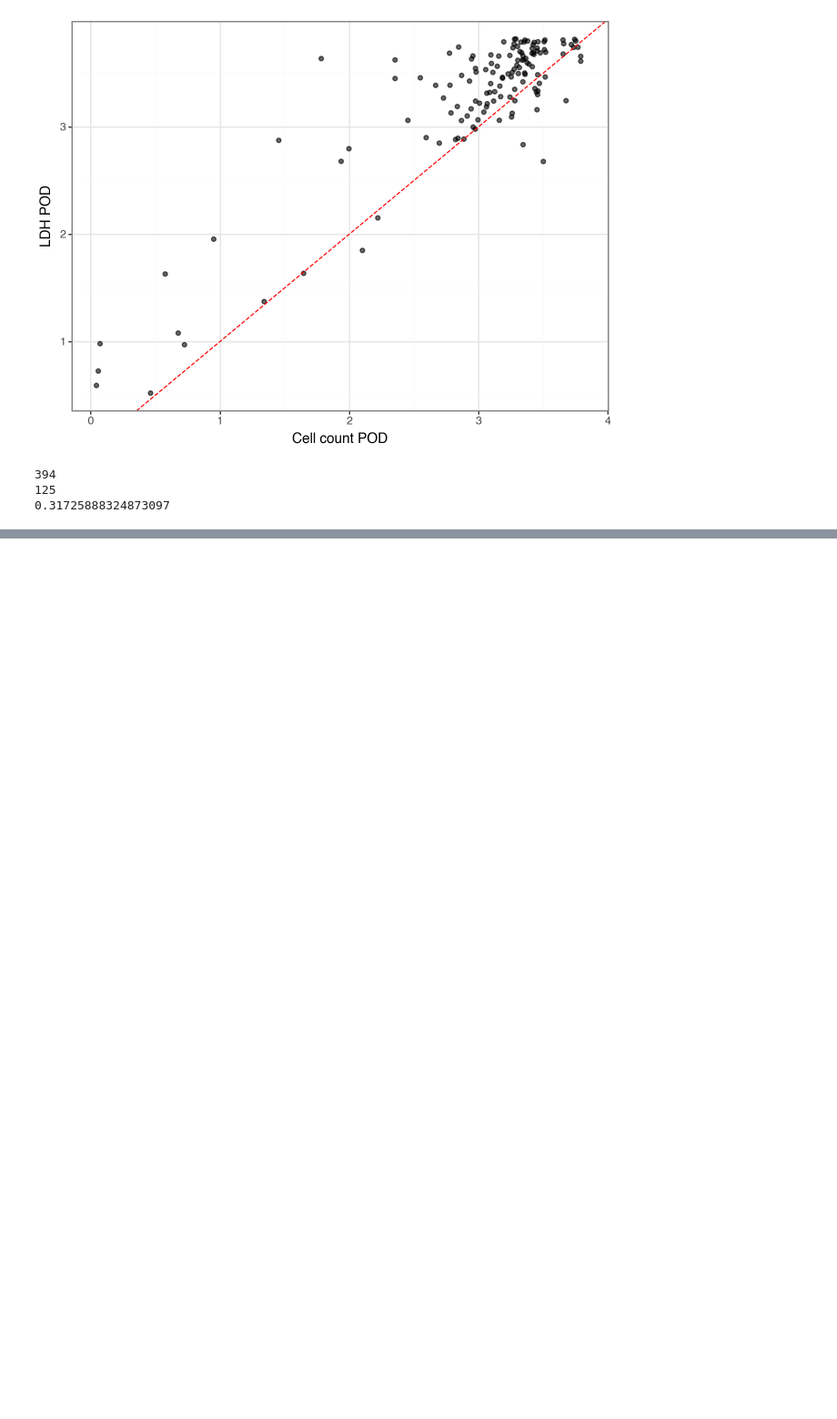
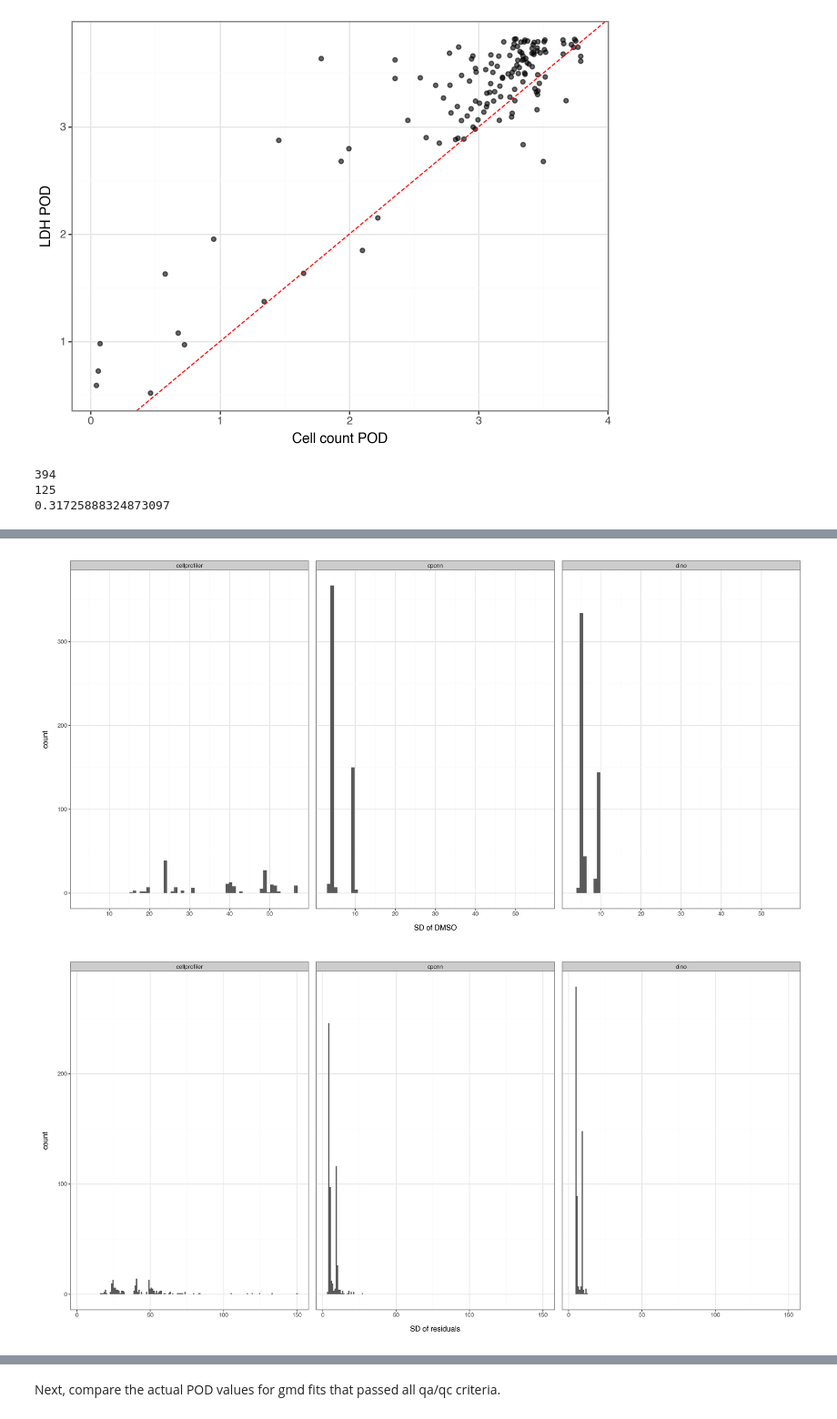
Before and after one commit to jessica-ewald/2024_09_09_Axiom_OASIS, a Jupyter notebook: 2_downstream_analysis/compare_pods.ipynb, the cells around one changed output, grey strips where cells are left out. Shown at 91% size. Saved outputs shown, nothing was run; the diff lists cells and outputs as text; code cells hidden in the pictures; blank space fills up the shorter version.

```diff
--- a/2_downstream_analysis/compare_pods.ipynb
+++ b/2_downstream_analysis/compare_pods.ipynb
@@ -199,0 +287,45 @@ print(mtt_lower/total)
+# %%
+all_gmd_filt = all_gmd.filter(
+    (pl.col("SDres") < (pl.col("SDres_thresh")))
+)
+
+from plotnine import ggplot, aes, geom_histogram, labs, theme_bw, facet_wrap
+import plotnine as pn
+
+pn.options.figure_size = (16, 8)
+
+plot = (
+    ggplot(all_gmd_filt, aes(x='SDctrl')) +
+    geom_histogram() +
+    labs(
+        x='SD of DMSO',
+    ) +
+    facet_wrap("Feat_type") +
+    theme_bw()
+)
+plot.show()
+
+plot = (
+    ggplot(all_gmd_filt, aes(x='SDres')) +
+    geom_histogram() +
+    labs(
+        x='SD of residuals',
+    ) +
+    facet_wrap("Feat_type") +
+    theme_bw()
+)
+plot.show()
+
+plot = (
+    ggplot(all_gmd_filt, aes(x='resid_ctrl')) +
+    geom_histogram() +
+    labs(
+        x='Ratio of SDres/SDctrl',
+    ) +
+    facet_wrap("Feat_type") +
+    theme_bw()
+)
+plot.show()
+# %% [output]
+[figure, added]
+[figure, added]
@@ -199,0 +333,2 @@ print(mtt_lower/total)
+# %% [markdown]
+Next, compare the actual POD values for gmd fits that passed all qa/qc criteria.
```
Also changed, not shown: parts of 14 cells of this notebook, 2 other files.
